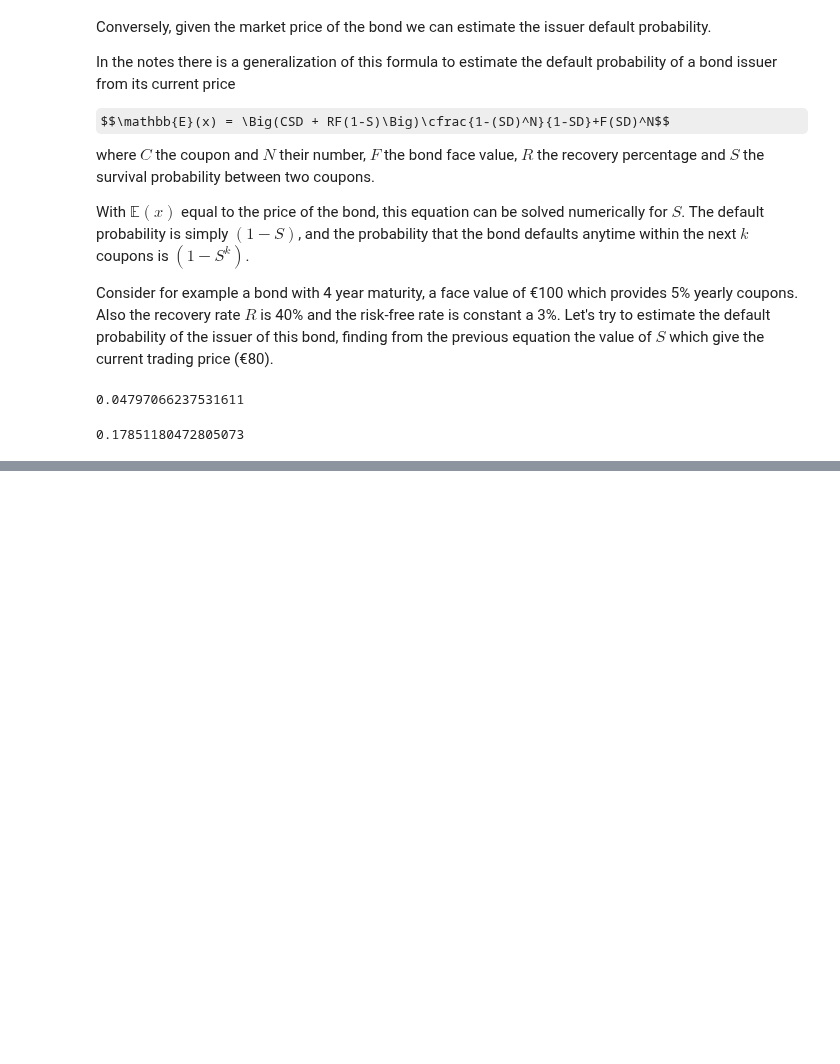
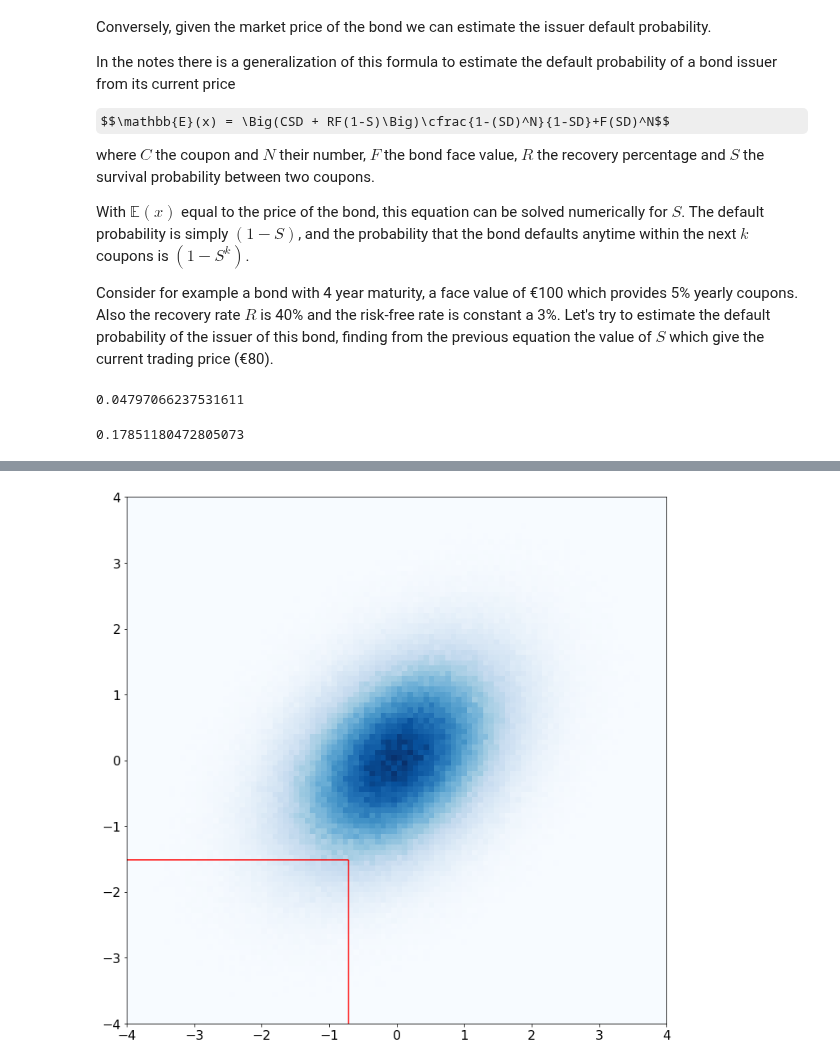
Before and after one commit to matteosan1/finance_course, a Jupyter notebook: lessons_2021/lesson5/lesson5.ipynb, the cells around one changed output, grey strips where cells are left out. Drawn from its saved outputs; the diff is of its cells as text; code cells hidden in the pictures; some formulas as TeX source; blank space fills up the shorter version.

```diff
--- a/lessons_2021/lesson5/lesson5.ipynb
+++ b/lessons_2021/lesson5/lesson5.ipynb
@@ -380,3 +380,21 @@ print (1-S)
 (1-S**N)
 # %% [output]
 0.17851180472805073
+# %%
+from scipy.stats import multivariate_normal, norm
+import numpy as np
+
+C1 = np.array([0.065, 0.146, 0.218, 0.282, 0.341])
+C2 = np.array([0.238, 0.390, 0.503, 0.595, 0.667])
+
+for c in C1:
+    print ("{} -> {:.4f}".format(c, norm.ppf(c)))
+print ("")
+for c in C2:
+    print ("{} -> {:.4f}".format(c, norm.ppf(c)))
+
+g = multivariate_normal(mean=[0,0],
+                        cov=[[1, 0.4],
+                             [0.4, 1]])
+
+print (g.cdf([-1.5141, -0.7128]))
@@ -382,0 +414,14 @@ print (1-S)
+# %%
+from matplotlib import pyplot as plt
+from matplotlib import rcParams
+from matplotlib import cm
+
+rcParams['figure.figsize'] = (12, 12)
+rcParams['font.size'] = 16
+x = g.rvs(size=1000000)
+plt.hist2d(x[:,0], x[:,1], range=[[-4, 4], [-4, 4]], bins=(100, 100), cmap=plt.get_cmap("Blues"))
+plt.hlines(-1.5141, -4, -0.7128, color='red')
+plt.vlines(-0.7128, -4, -1.5141, color='red')
+plt.show()
+# %% [output]
+[figure, added]
```
Also changed, not shown: parts of 1 cell of this notebook, 8 other files.
